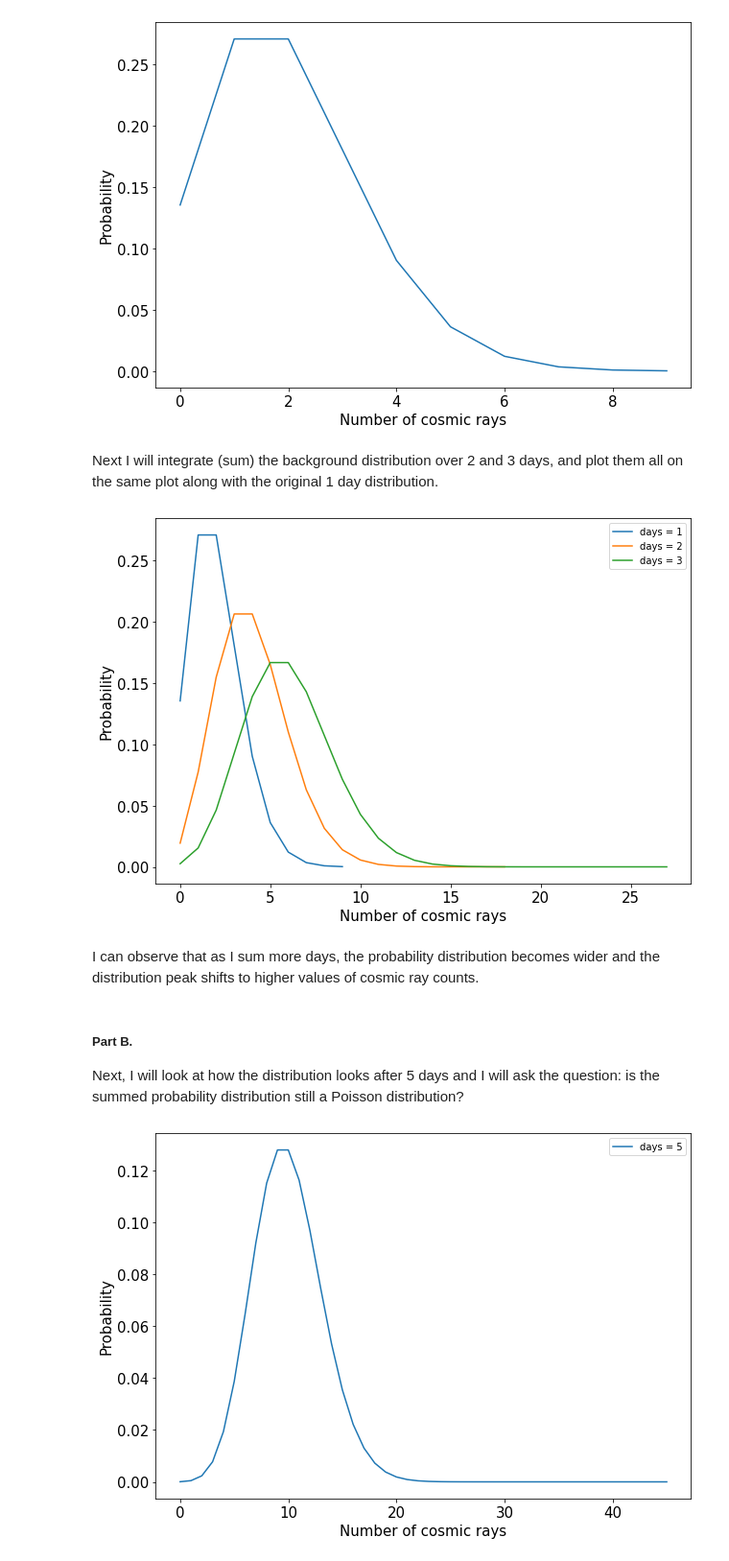
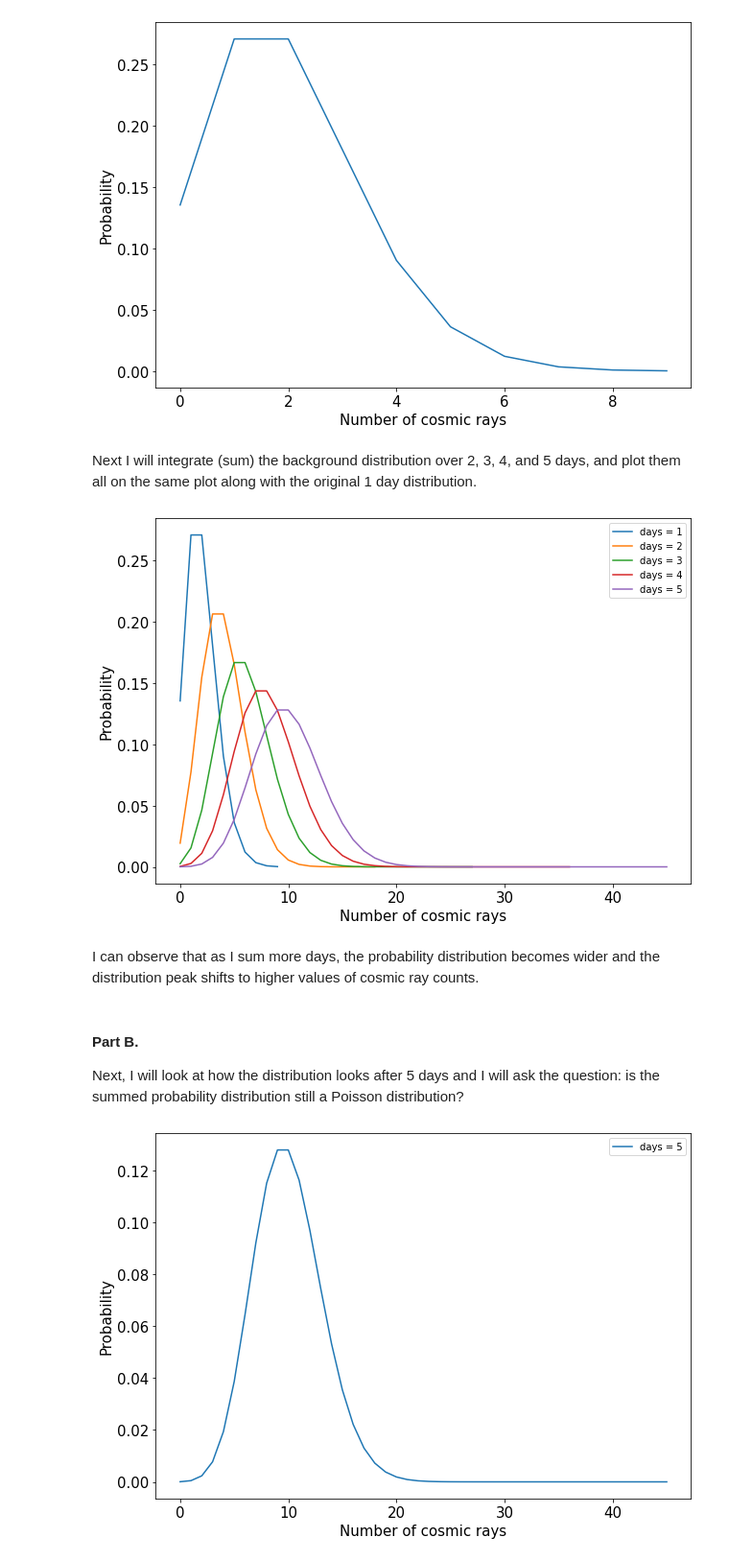
Before and after one commit to jenniv27/phys434, a Jupyter notebook: Labs/Lab2.ipynb, the cells around one changed output. Shown at 96% size. Cells and saved outputs as stored; diff of their text form; code cells hidden in the pictures.

```diff
--- a/Labs/Lab2.ipynb
+++ b/Labs/Lab2.ipynb
@@ -46,7 +46,7 @@ plt.show()
 # %% [output]
 [figure]
 # %% [markdown]
-Next I will integrate (sum) the background distribution over 2 and 3 days, and plot them all on the same plot along with the original 1 day distribution.
+Next I will integrate (sum) the background distribution over 2, 3, 4, and 5 days, and plot them all on the same plot along with the original 1 day distribution.
 # %%
 def calc_bin_width(x):
     size = len(x)
@@ -62,38 +62,42 @@ def normalize(x, y):
     return y/sum_prob
 
 # n = number of distributions being convolved
 def convolve(n, p):
     conv_prob = p
     for i in range (0, n-1):
         conv_prob = np.convolve(conv_prob, p)
         size = len(conv_prob)
         x_values = []
         for i in range (0, size):
             x_values.append(i)
 
         conv_prob = normalize(x_values, conv_prob)
 #         print(conv_prob)
 
     return x_values, conv_prob
 
 x_values2, conv_prob2 = convolve(2, y_poisson)
 x_values3, conv_prob3 = convolve(3, y_poisson)
+x_values4, conv_prob4 = convolve(4, y_poisson)
+x_values5, conv_prob5 = convolve(5, y_poisson)
 
 plt.plot(x_poisson, y_poisson, label = f'days = 1')
 plt.plot(x_values2, conv_prob2, label = f'days = 2')
 plt.plot(x_values3, conv_prob3, label = f'days = 3')
+plt.plot(x_values4, conv_prob4, label = f'days = 4')
+plt.plot(x_values5, conv_prob5, label = f'days = 5')
 
 plt.tick_params(labelsize = 15)
 plt.xlabel('Number of cosmic rays', fontsize = 15)
 plt.ylabel('Probability', fontsize = 15)
 plt.legend()
 plt.show()
 # %% [output]
-[figure, old version]
+[figure, new version]
 # %% [markdown]
 I can observe that as I sum more days, the probability distribution becomes wider and the distribution peak shifts to higher values of cosmic ray counts.
 # %% [markdown]
-##### Part B.
+#### Part B.
 Next, I will look at how the distribution looks after 5 days and I will ask the question: is the summed probability distribution still a Poisson distribution?
 # %%
 x_values5, conv_prob5 = convolve(5, y_poisson)
```
Also changed, not shown: parts of 21 cells of this notebook.
